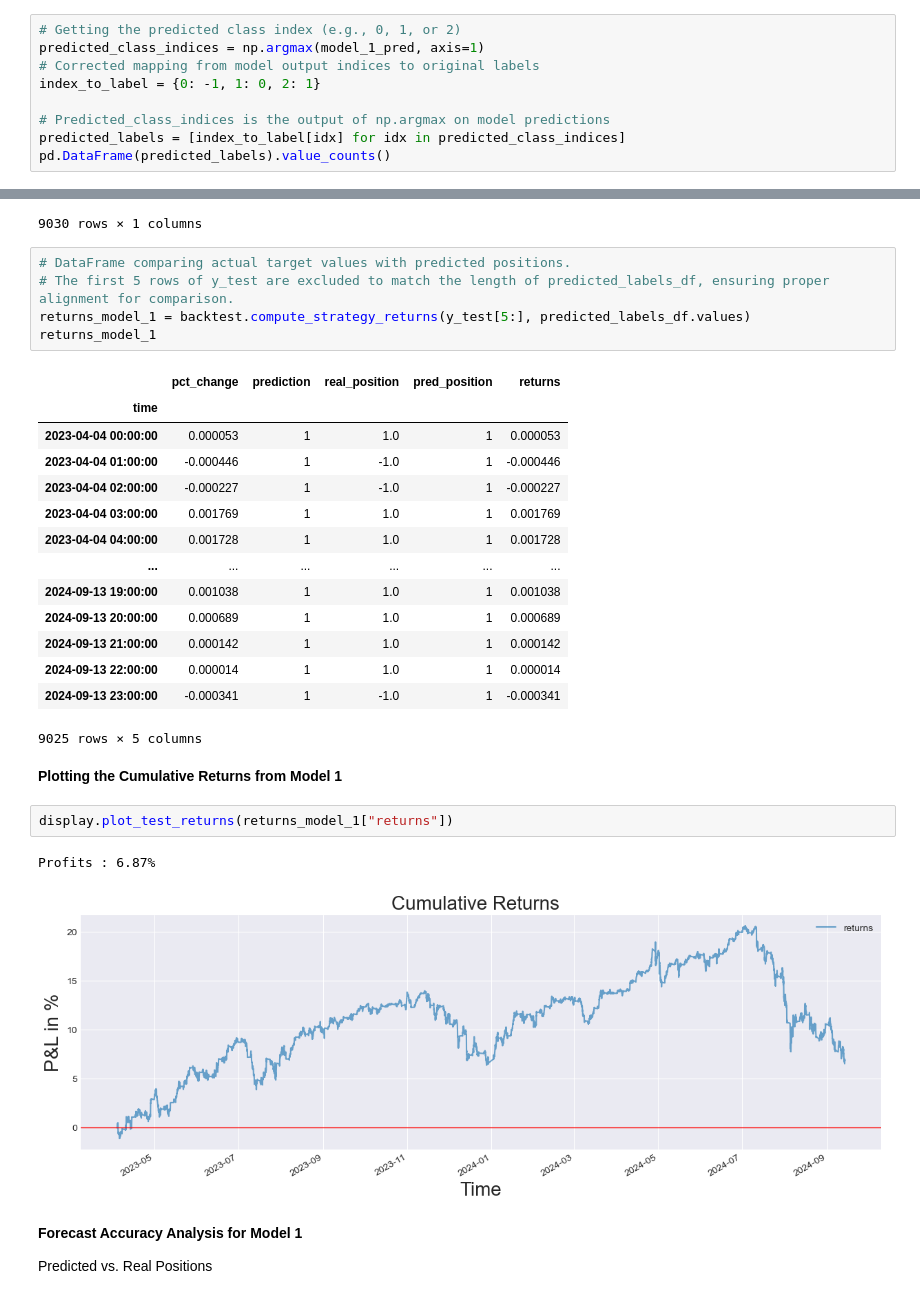
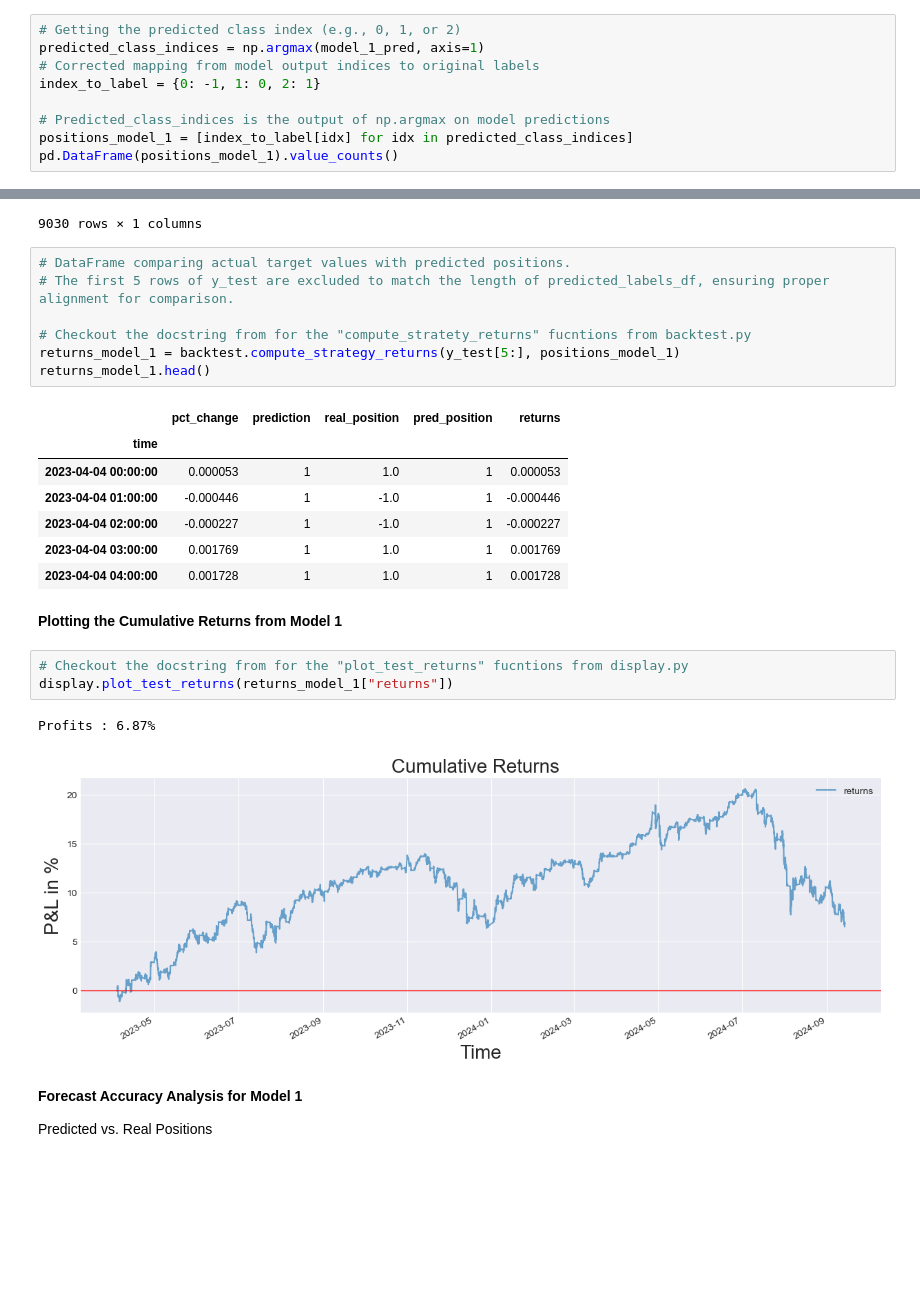
Before and after one commit to YarosInter/Time-Series-LSTM-Neural-Network, a Jupyter notebook: Classifier_LSTM_Neural_Network.ipynb, the cells around one changed output, grey strips where cells are left out. Saved outputs shown, nothing was run; the diff lists cells and outputs as text; blank space fills up the shorter version.

```diff
--- a/Classifier_LSTM_Neural_Network.ipynb
+++ b/Classifier_LSTM_Neural_Network.ipynb
@@ -438,8 +440,8 @@ predicted_class_indices = np.argmax(model_1_pred, axis=1)
 index_to_label = {0: -1, 1: 0, 2: 1}
 
 # Predicted_class_indices is the output of np.argmax on model predictions
-predicted_labels = [index_to_label[idx] for idx in predicted_class_indices]
-pd.DataFrame(predicted_labels).value_counts()
+positions_model_1 = [index_to_label[idx] for idx in predicted_class_indices]
+pd.DataFrame(positions_model_1).value_counts()
 # %% [output]
 0
 1    9025
@@ -476,26 +478,22 @@ pd.DataFrame(y_test)
 # %%
 # DataFrame comparing actual target values with predicted positions.
 # The first 5 rows of y_test are excluded to match the length of predicted_labels_df, ensuring proper alignment for comparison.
-returns_model_1 = backtest.compute_strategy_returns(y_test[5:], predicted_labels_df.values)
-returns_model_1
+
+# Checkout the docstring from for the "compute_stratety_returns" fucntions from backtest.py
+returns_model_1 = backtest.compute_strategy_returns(y_test[5:], positions_model_1)
+returns_model_1.head()
 # %% [output]
 |  | pct_change | prediction | real_position | pred_position | returns |
 | time |  |  |  |  |  |
 | 2023-04-04 00:00:00 | 0.000053 | 1 | 1.0 | 1 | 0.000053 |
 | 2023-04-04 01:00:00 | -0.000446 | 1 | -1.0 | 1 | -0.000446 |
 | 2023-04-04 02:00:00 | -0.000227 | 1 | -1.0 | 1 | -0.000227 |
 | 2023-04-04 03:00:00 | 0.001769 | 1 | 1.0 | 1 | 0.001769 |
 | 2023-04-04 04:00:00 | 0.001728 | 1 | 1.0 | 1 | 0.001728 |
-| ... | ... | ... | ... | ... | ... |
-| 2024-09-13 19:00:00 | 0.001038 | 1 | 1.0 | 1 | 0.001038 |
-| 2024-09-13 20:00:00 | 0.000689 | 1 | 1.0 | 1 | 0.000689 |
-| 2024-09-13 21:00:00 | 0.000142 | 1 | 1.0 | 1 | 0.000142 |
-| 2024-09-13 22:00:00 | 0.000014 | 1 | 1.0 | 1 | 0.000014 |
-| 2024-09-13 23:00:00 | -0.000341 | 1 | -1.0 | 1 | -0.000341 |
-9025 rows × 5 columns
 # %% [markdown]
 **Plotting the Cumulative Returns from Model 1**
 # %%
+# Checkout the docstring from for the "plot_test_returns" fucntions from display.py
 display.plot_test_returns(returns_model_1["returns"])
 # %% [output]
 Profits : 6.87%
```
Also changed, not shown: parts of 30 cells of this notebook, 3 other files.
